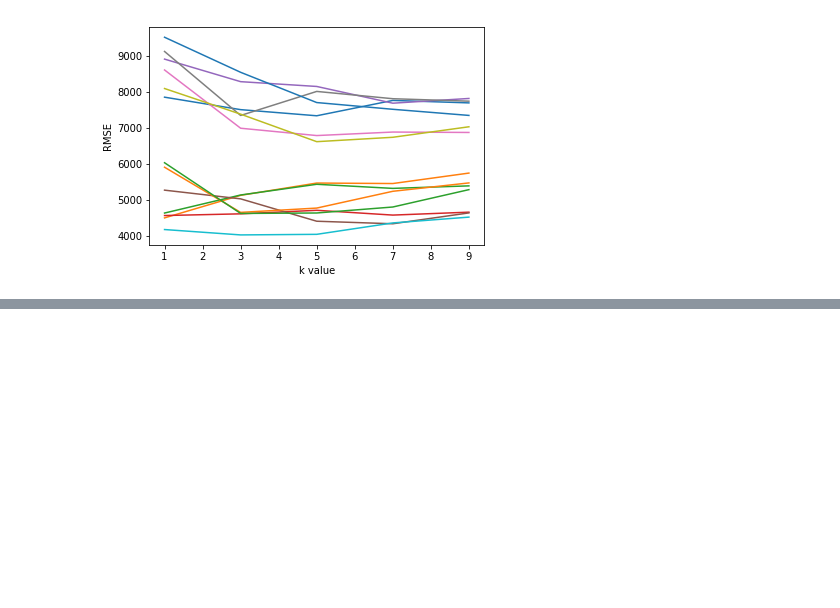
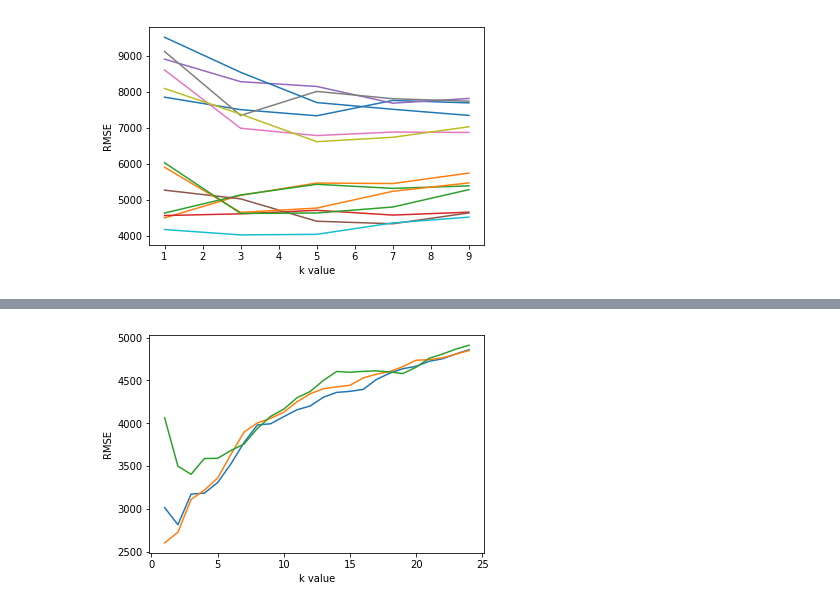
Before and after one commit to mishakmish/dataquest.io, a Jupyter notebook: Guided Project_Predicting Car Prices/Predicting Car Prices.ipynb, the cells around one changed output, grey strips where cells are left out. Cells and saved outputs as stored; diff of their text form; code cells hidden in the pictures; blank space fills up the shorter version.

```diff
--- a/Guided Project_Predicting Car Prices/Predicting Car Prices.ipynb
+++ b/Guided Project_Predicting Car Prices/Predicting Car Prices.ipynb
@@ -267,0 +367,33 @@ for k,v in k_rmse_results.items():
+# %%
+def knn_train_test4(train_col, target_col, df):
+
+    np.random.seed(1)
+
+    df2 = df.reindex(np.random.permutation(df.index))
+
+    train_df = df2.iloc[0:int(len(df2) / 2)]
+    test_df = df2.iloc[int(len(df2) / 2):]
+
+    k_values = [i for i in range(1, 25)]
+    k_rmse = {}
+
+
+    for k in k_values:
+        knn = KNeighborsRegressor(n_neighbors = k)
+        knn.fit(train_df[train_col], train_df[target_col])
+
+        predicted_labels = knn.predict(test_df[train_col])
+
+        mse = mean_squared_error(test_df[target_col], predicted_labels)
+        rmse = np.sqrt(mse)
+        k_rmse[k] = rmse
+
+    return k_rmse
+# %%
+k_rmse_results = {}
+k_rmse_results['3Best'] = knn_train_test4(['horsepower', 'width', 'curb-weight'], 'price', continuous_cars)
+k_rmse_results['4Best'] = knn_train_test4(['horsepower', 'width', 'curb-weight', 'highway-mpg'], 'price', continuous_cars)
+k_rmse_results['2Best'] = knn_train_test4(['horsepower', 'width'], 'price', continuous_cars)
+
+#Так даже красивее
+k_rmse_results
@@ -267,0 +418,10 @@ for k,v in k_rmse_results.items():
+# %%
+for k,v in k_rmse_results.items():
+    x = list(v.keys())
+    y = list(v.values())
+
+    plt.plot(x, y)
+    plt.xlabel('k value')
+    plt.ylabel('RMSE')
+# %% [output]
+[figure, added]
```
Also changed, not shown: parts of 9 cells of this notebook.
